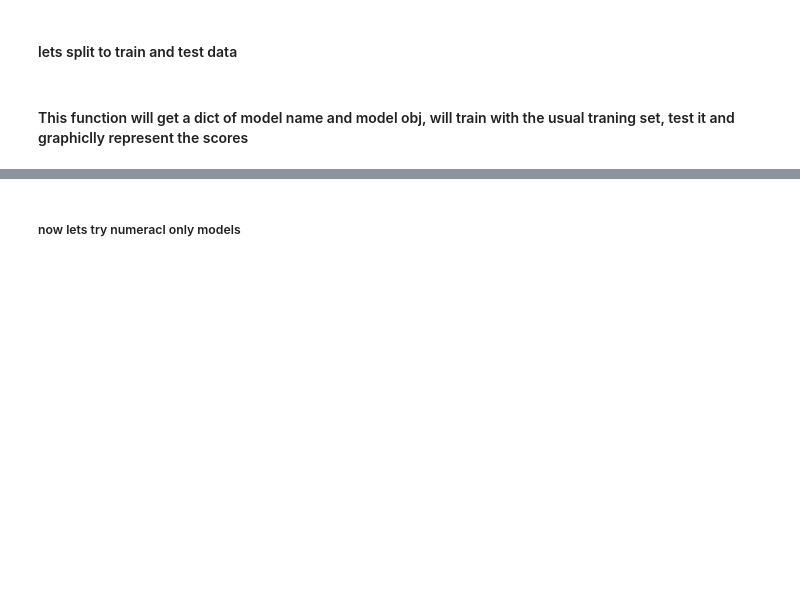
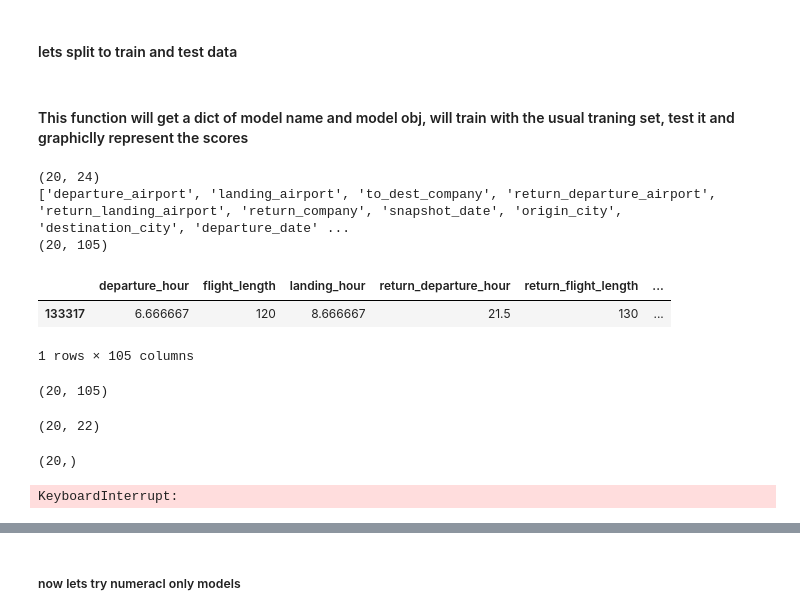
Before and after one commit to Shlezman/DS-Scarping, a Jupyter notebook: project.ipynb, the cells around one changed output, grey strips where cells are left out. Saved outputs shown, nothing was run; the diff lists cells and outputs as text; code cells hidden in the pictures; blank space fills up the shorter version.

```diff
--- a/project.ipynb
+++ b/project.ipynb
@@ -137,3 +137,9 @@ Remove duplicates and nulls
 # %%
 data = data.drop_duplicates()
 data = data.dropna()
+# %%
+data.drop_duplicates(inplace=True)
+temp_1 = data.dropna(subset=['price'])
+temp_2 = data.dropna()
+print("temp 1" , temp_1.shape)
+print("temp 2" , temp_2.shape)
@@ -835,0 +944,52 @@ X_train, X_test, y_train, y_test = train_test_split(X,y, test_size=0.3, random_s
+# %%
+def encode_categorical_features(df, categorical_columns):
+    """
+    Encodes categorical features based on the number of unique values.
+
+    args:
+    df - the dataframe train set
+    categorical_columns - a list of all the categorical features
+    """
+    print(df.shape)
+    print(categorical_columns)
+    # low_unique_cols, high_unique_cols = [],[]
+    # for col in categorical_columns:
+    #     unique_values = df[col].nunique()
+
+    #     if unique_values <= 15:
+    #         low_unique_cols.append(col)
+    #     else:
+    #         high_unique_cols.append(col)
+
+    # One-hot encoding for columns with fewer than 15 unique values
+    df = pd.get_dummies(df,columns = categorical_columns)
+    print(df.shape)
+    # Target Encode for columns with 15 or more unique values
+    y = df[target]
+    #encoder = TargetEncoder(cols=high_unique_cols)
+    #df = encoder.fit_transform(df.drop(target,axis=1), y)
+    #df[target] = y
+
+    display(df.head(1),df.shape)
+
+    return df
+# %%
+sample_cat = encode_categorical_features(sample, sample.select_dtypes(include='object').columns.tolist())
+#summary(sample_cat).style.background_gradient(cmap='Blues')
+# y = sample.price
+# X = sample.drop(["price"], axis=1)
+# X = X.drop(['departure_date'], axis=1)
+# %% [output]
+(20, 24)
+['departure_airport', 'landing_airport', 'to_dest_company', 'return_departure_airport', 'return_landing_airport', 'return_company', 'snapshot_date', 'origin_city', 'destination_city', 'departure_date' ...
+(20, 105)
+|  | departure_hour | flight_length | landing_hour | return_departure_hour | return_flight_length | ... |
+| 133317 | 6.666667 | 120 | 8.666667 | 21.5 | 130 | ... |
+1 rows × 105 columns
+(20, 105)
+# %%
+display(X.shape)
+display(y.shape)
+# %% [output]
+(20, 22)
+(20,)
@@ -835,0 +1002,4 @@ X_train, X_test, y_train, y_test = train_test_split(X,y, test_size=0.3, random_s
+# %%
+evaluate_models_1(X, y, only_numerical = False)
+# %% [output]
+KeyboardInterrupt:
```
Also changed, not shown: parts of 21 cells of this notebook, 5 other files.
